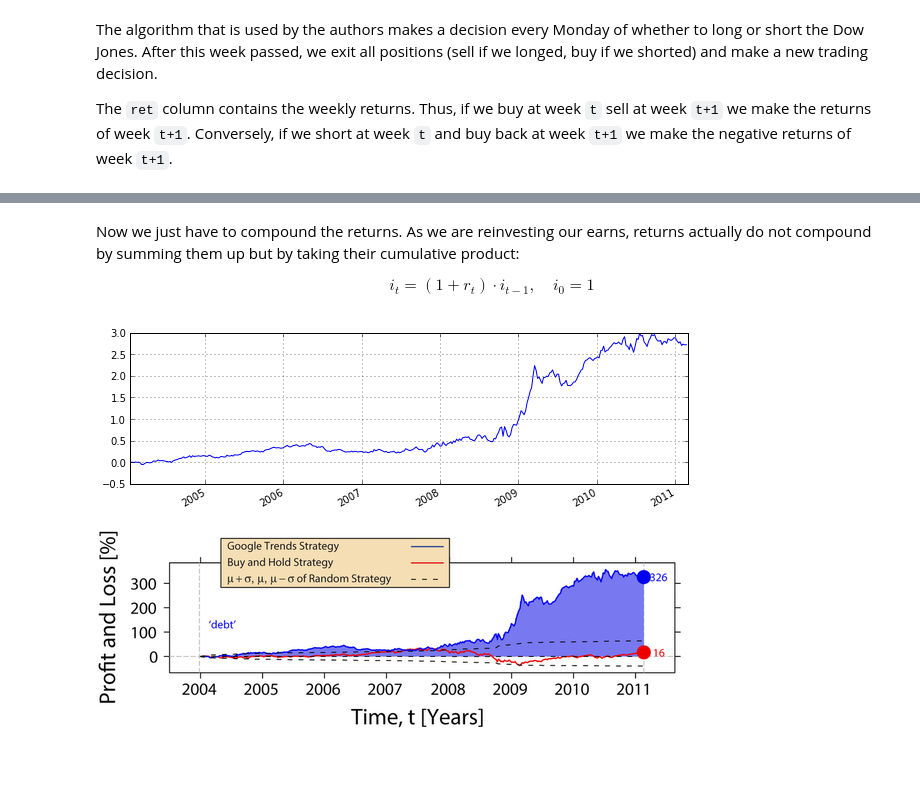
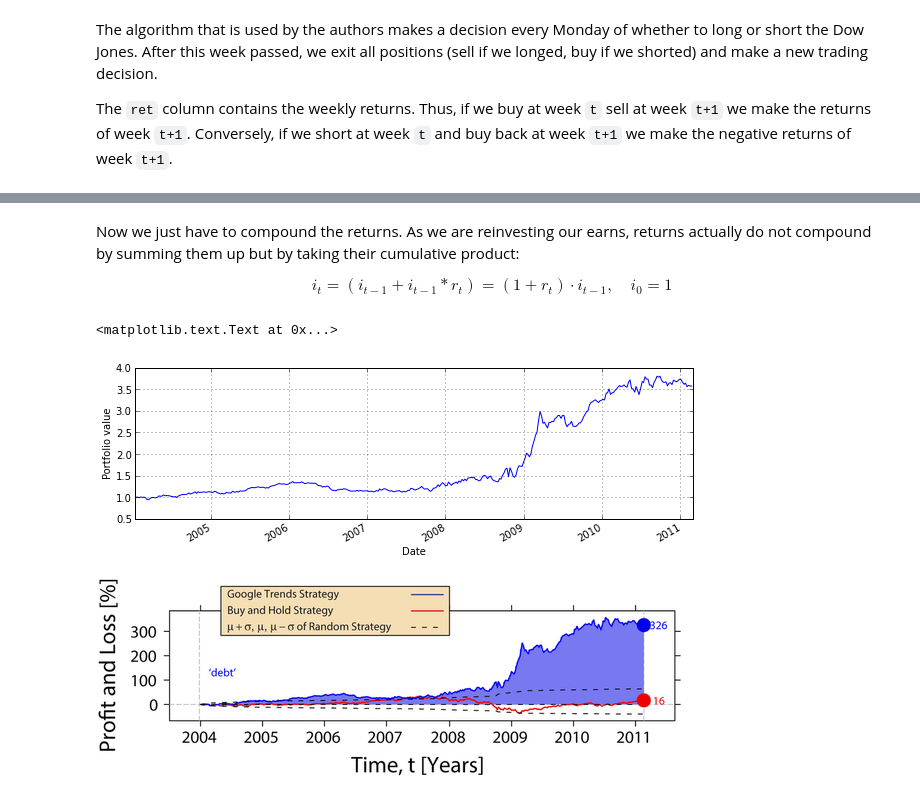
Before and after one commit to twiecki/financial-analysis-python-tutorial, a Jupyter notebook: 2. Pandas replication of Google Trends paper.ipynb, the cells around one changed output, grey strips where cells are left out. Saved outputs shown, nothing was run; the diff lists cells and outputs as text; code cells hidden in the pictures; blank space fills up the shorter version.

```diff
--- a/2. Pandas replication of Google Trends paper.ipynb
+++ b/2. Pandas replication of Google Trends paper.ipynb
@@ -114,4 +125,5 @@ $$r_t = \frac{p_t}{p_{t-1}} - 1$$
 2004-02-11    0.007605
 Name: djia, dtype: float64
 # %%
-data['ret'] = data.djia.pct_change()
+data['ret_djia'] = data.djia.pct_change()
+data.head()
@@ -118,8 +140,6 @@ data['ret'] = data.djia.pct_change()
+# %%
+data['ret_djia'] = data['ret_djia'].shift(-1)
 # %% [markdown]
 The algorithm that is used by the authors makes a decision every Monday of whether to long or short the Dow Jones. After this week passed, we exit all positions (sell if we longed, buy if we shorted) and make a new trading decision.
 
 The `ret` column contains the weekly returns. Thus, if we buy at week `t` sell at week `t+1` we make the returns of week `t+1`. Conversely, if we short at week `t` and buy back at week `t+1` we make the negative returns of week `t+1`.
-# %%
-# Compute returns using djia and debt search volume from Preis et al.
-data['returns_goog'] = data.order * data.ret.shift(-1) # receiving next weeks return (shifting ret upwards)
-data.head(10)
@@ -137,0 +146,4 @@ data.head(10)
+# %%
+# Compute returns of our strategy
+data['ret_google'] = data.order * data.ret_djia
+data.head(10)
@@ -138,12 +163,14 @@ data.head(10)
 # %% [markdown]
 Now we just have to compound the returns. As we are reinvesting our earns, returns actually do not compound by summing them up but by taking their cumulative product:
 
-$$i_t = (1 + r_t) \cdot i_{t-1}, \quad i_0 = 1$$
+$$i_t = (i_{t-1} + i_{t-1} * r_t) = (1 + r_t) \cdot i_{t-1}, \quad i_0 = 1$$
 # %%
 plt.figsize(10, 3)
-((1 + data.returns_goog).cumprod() - 1).plot();
+(1 + data.ret_google).cumprod().plot();
+plt.ylabel('Portfolio value')
 # %% [output]
+<matplotlib.text.Text at 0x...>
-[figure, old version]
+[figure, new version]
 # %%
 from IPython.core.display import Image
 Image("http://www.nature.com/srep/2013/130425/srep01684/carousel/srep01684-f2.jpg")
```
Also changed, not shown: parts of 11 cells of this notebook, 1 other file.
